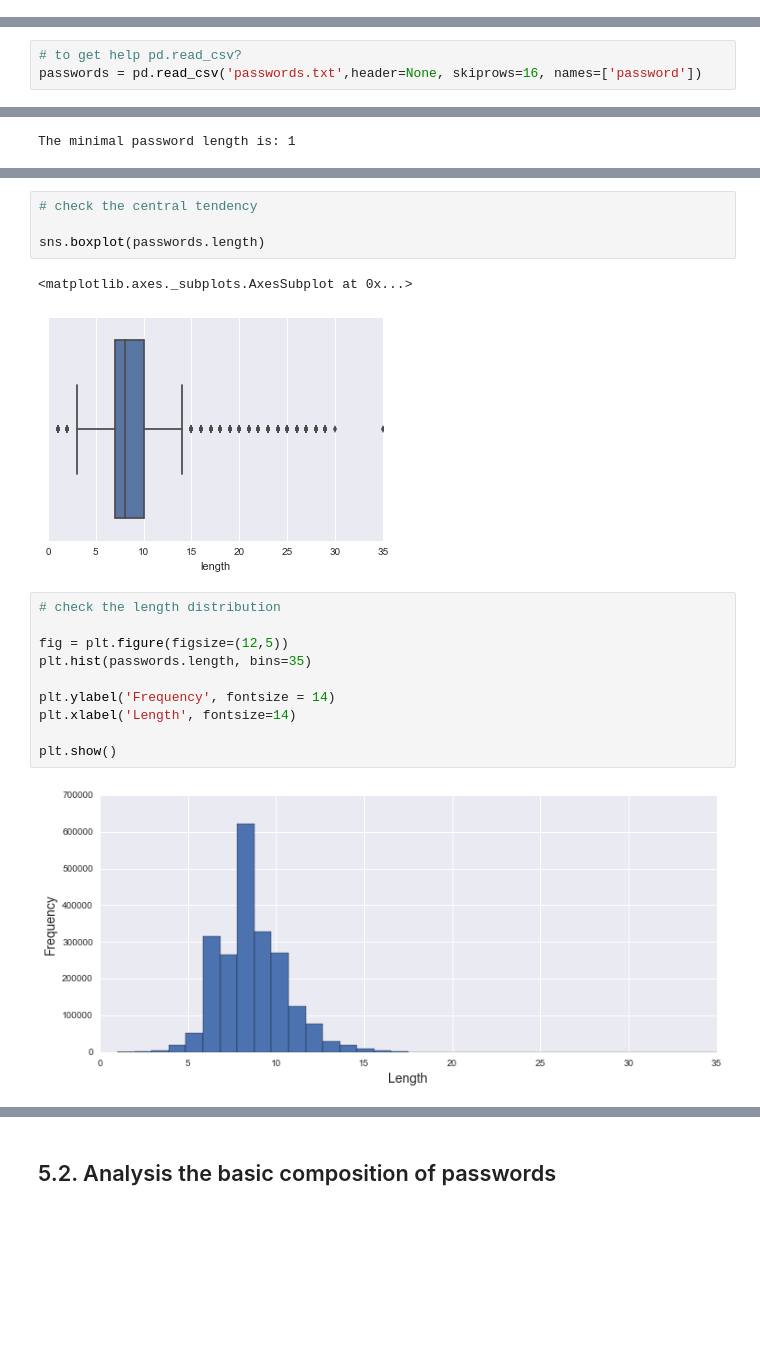
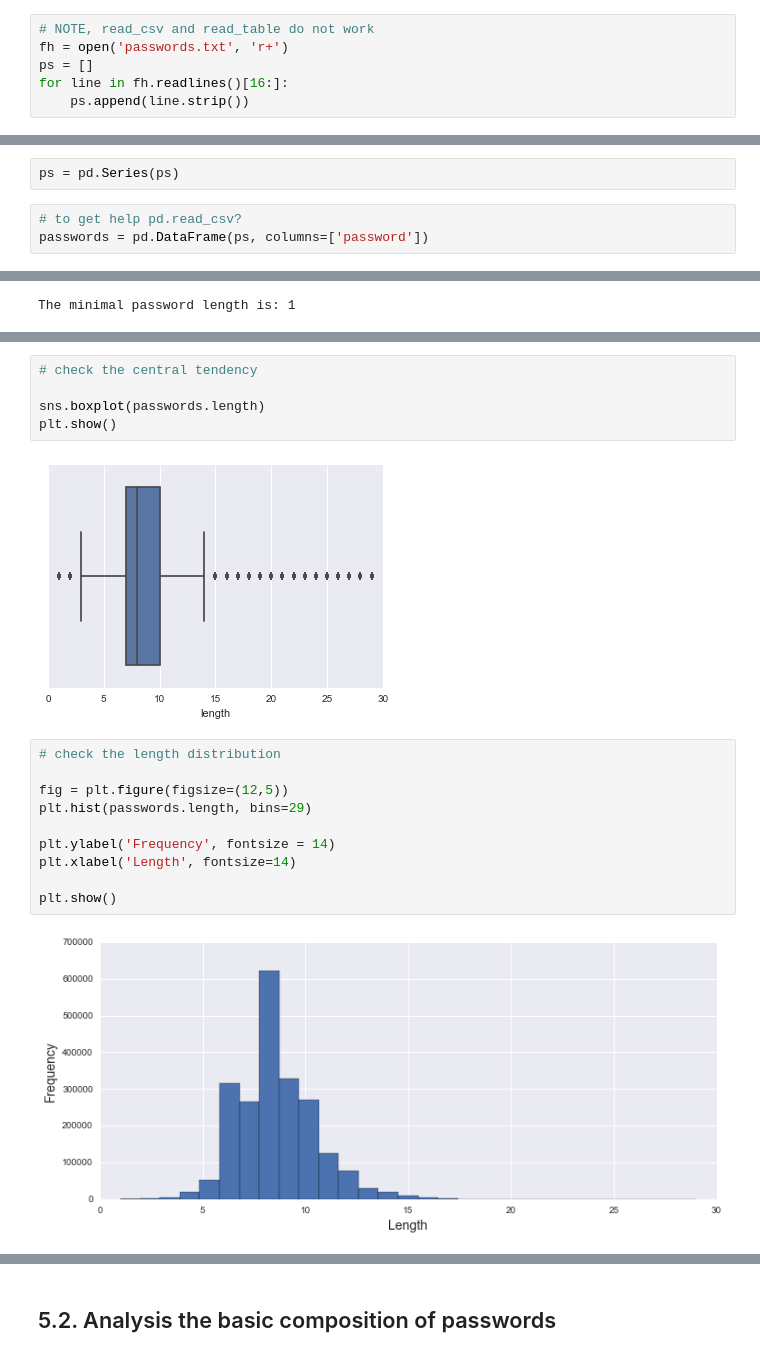
Before and after one commit to jhli973/Incubator, a Jupyter notebook: hijackedemail/Password and hijacked email.ipynb, the cells around one changed output, grey strips where cells are left out. Cells and saved outputs as stored; diff of their text form; blank space fills up the shorter version.

Commit message:
fix a data loading issue

```diff
--- a/hijackedemail/Password and hijacked email.ipynb
+++ b/hijackedemail/Password and hijacked email.ipynb
@@ -69,3 +68,9 @@ for line in fh.readlines()[:20]:
 !!
 
 !!!
+# %%
+# NOTE, read_csv and read_table do not work
+fh = open('passwords.txt', 'r+')
+ps = []
+for line in fh.readlines()[16:]:
+    ps.append(line.strip())
@@ -72,6 +81,8 @@ for line in fh.readlines()[:20]:
+# %%
+ps = pd.Series(ps)
 # %%
 # to get help pd.read_csv?
-passwords = pd.read_csv('passwords.txt',header=None, skiprows=16, names=['password'])
+passwords = pd.DataFrame(ps, columns=['password'])
 # %% [markdown]
 # Step 3. Explore the Data
 # %%
@@ -180,19 +184,19 @@ The standard deviation of average password length is: 1.99751382236
 # check the central tendency
 
 sns.boxplot(passwords.length)
+plt.show()
 # %% [output]
-<matplotlib.axes._subplots.AxesSubplot at 0x...>
-[figure, old version]
+[figure, new version]
 # %%
 # check the length distribution
 
 fig = plt.figure(figsize=(12,5))
-plt.hist(passwords.length, bins=35)
+plt.hist(passwords.length, bins=29)
 
 plt.ylabel('Frequency', fontsize = 14)
 plt.xlabel('Length', fontsize=14)
 
 plt.show()
 # %% [output]
-[figure, old version]
+[figure, new version]
 # %% [markdown]
```
Also changed, not shown: parts of 21 cells of this notebook, 3 other files.
